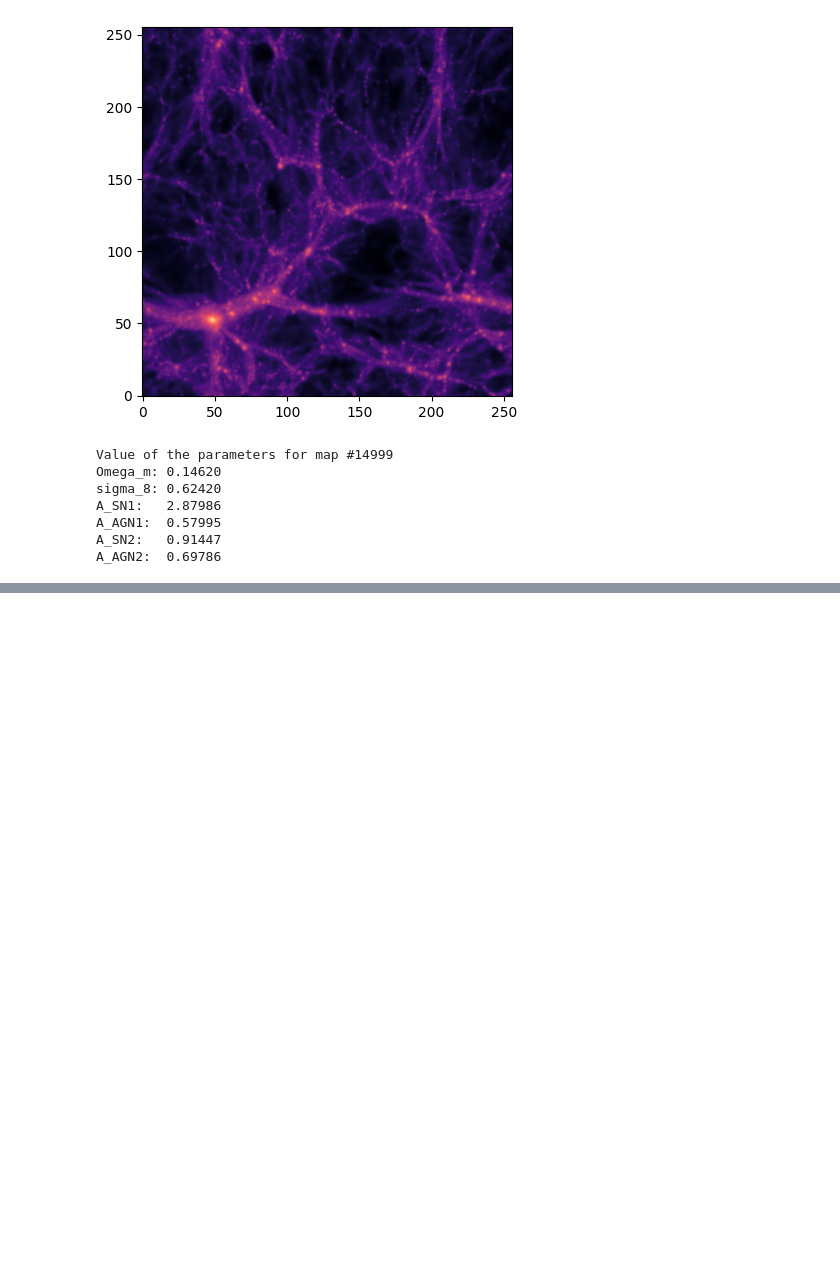
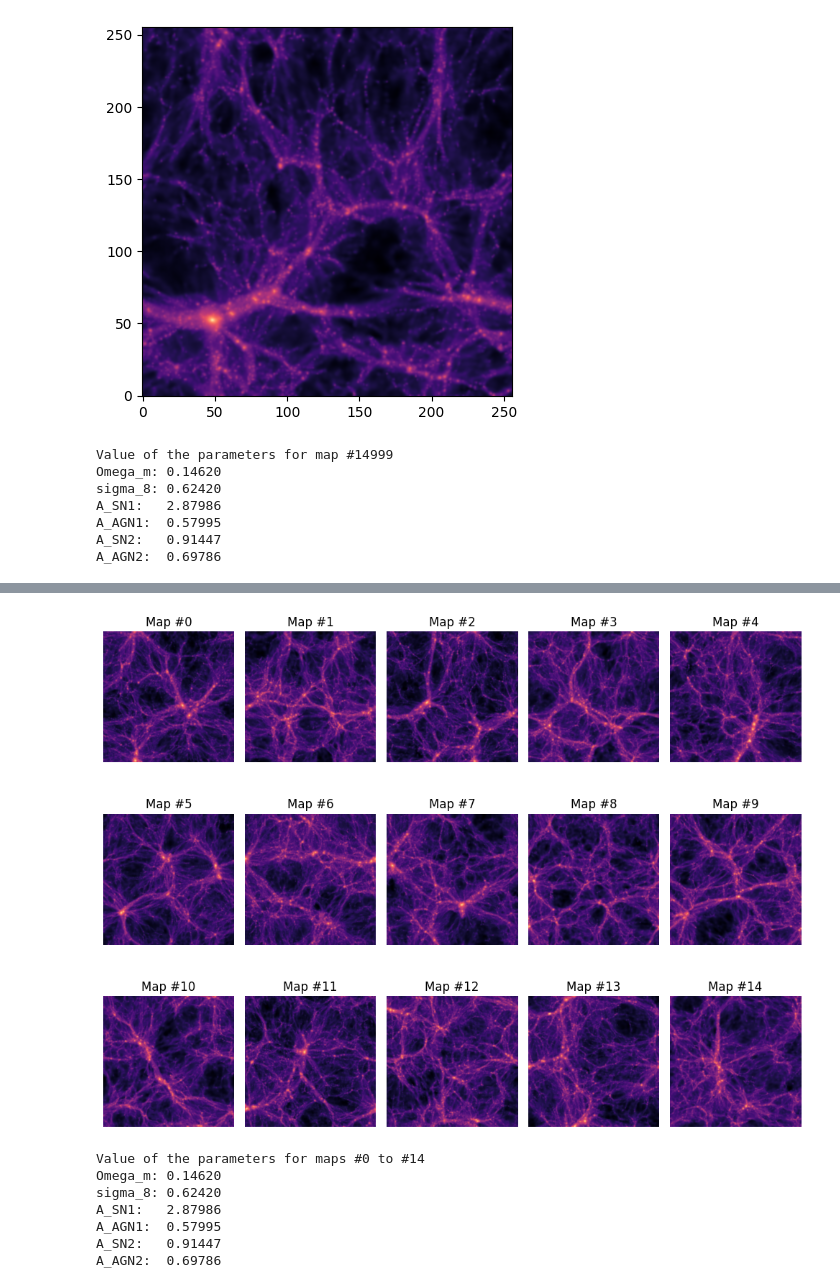
Before and after one commit to amf599-cyber/CMD_LAB7-8, a Jupyter notebook: LAB7.ipynb, the cells around one changed output, grey strips where cells are left out. Drawn from its saved outputs; the diff is of its cells as text; code cells hidden in the pictures; blank space fills up the shorter version.

```diff
--- a/LAB7.ipynb
+++ b/LAB7.ipynb
@@ -134,0 +135,39 @@ A_AGN2:  1.71119
+# %%
+# Testing to see properties of consecutive sets of 15 maps
+# Create a figure and a set of subplots for 15 maps (3 rows, 5 columns)
+fig, axes = plt.subplots(3, 5, figsize=(10, 8))
+axes = axes.flatten() # Flatten the 2D array of axes for easy iteration
+
+for i in range(15):
+    map_number_test = i
+    # The parameters are associated with every 15 maps, so for maps 0-14, it's params[0]
+    params_map_test = params[map_number_test // 15]
+
+    # Plot the map in the current subplot
+    ax = axes[i]
+    im = ax.imshow(np.log10(maps[map_number_test]), cmap=plt.get_cmap('magma'), origin='lower', interpolation='bicubic')
+    ax.set_title(f'Map #{map_number_test}')
+    ax.axis('off') # Hide axes ticks and labels for cleaner display
+
+# Adjust layout to prevent overlapping titles
+plt.tight_layout()
+plt.show()
+
+# Print the parameters for this set of 15 maps (which all share params[0])
+# Since map_number_test // 15 will be 0 for all maps from 0 to 14, params_map_test is params[0]
+print('Value of the parameters for maps #0 to #14')
+print('Omega_m: %.5f'%params[0][0])
+print('sigma_8: %.5f'%params[0][1])
+print('A_SN1:   %.5f'%params[0][2])
+print('A_AGN1:  %.5f'%params[0][3])
+print('A_SN2:   %.5f'%params[0][4])
+print('A_AGN2:  %.5f'%params[0][5])
+# %% [output]
+[figure, added]
+Value of the parameters for maps #0 to #14
+Omega_m: 0.14620
+sigma_8: 0.62420
+A_SN1:   2.87986
+A_AGN1:  0.57995
+A_SN2:   0.91447
+A_AGN2:  0.69786
```
Also changed, not shown: parts of 1 cell of this notebook.
